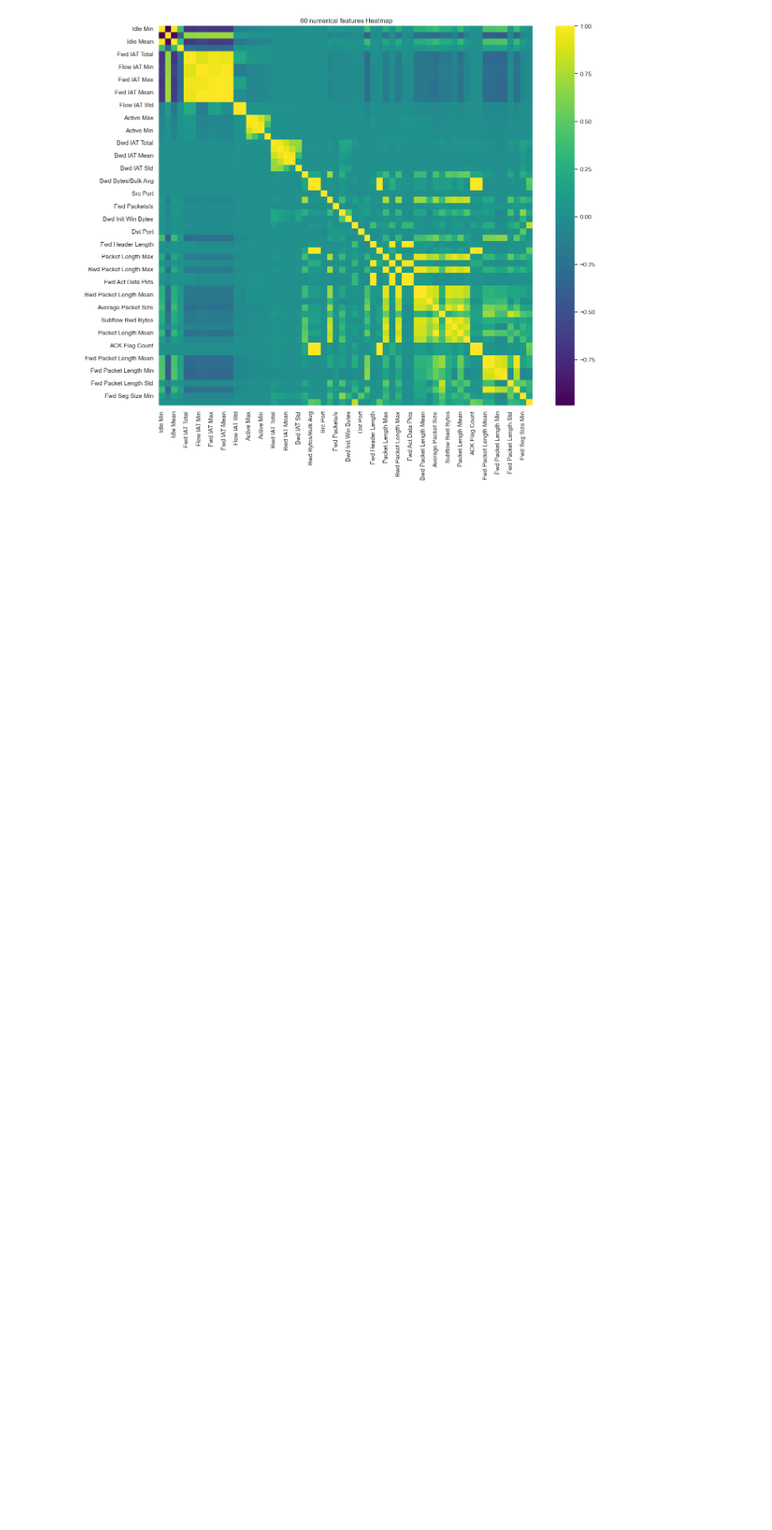
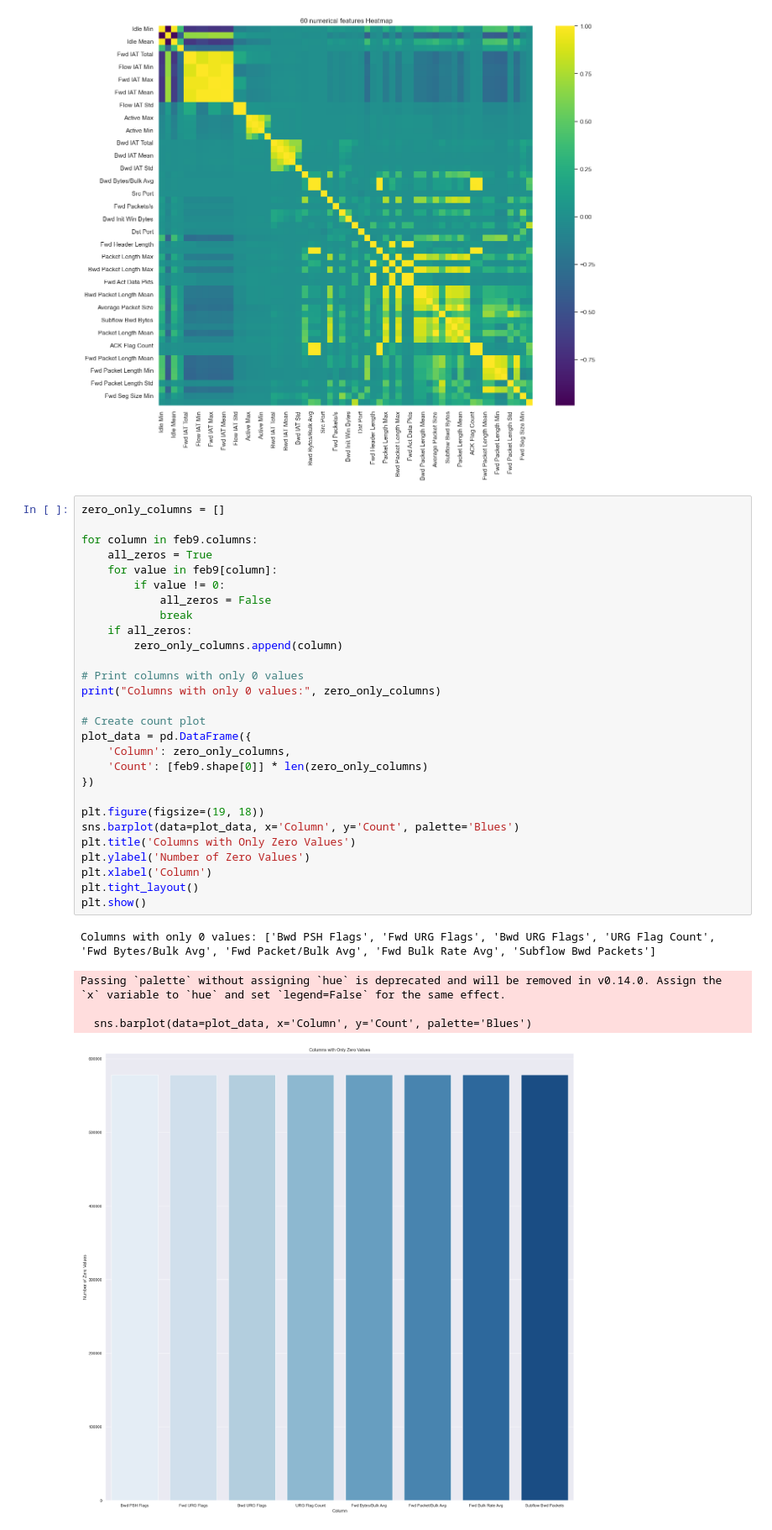
Before and after one commit to Totally-Kyle/The-CyberChase, a Jupyter notebook: eda.ipynb, the cells around one changed output. Shown at 84% size. Cells and saved outputs as stored; diff of their text form; blank space fills up the shorter version.

```diff
--- a/eda.ipynb
+++ b/eda.ipynb
@@ -184,3 +184,37 @@ plt.tight_layout()
 plt.show()
 # %% [output]
 [figure]
+# %%
+zero_only_columns = []
+
+for column in feb9.columns:
+    all_zeros = True
+    for value in feb9[column]:
+        if value != 0:
+            all_zeros = False
+            break
+    if all_zeros:
+        zero_only_columns.append(column)
+
+# Print columns with only 0 values
+print("Columns with only 0 values:", zero_only_columns)
+
+# Create count plot
+plot_data = pd.DataFrame({
+    'Column': zero_only_columns,
+    'Count': [feb9.shape[0]] * len(zero_only_columns)
+})
+
+plt.figure(figsize=(19, 18))
+sns.barplot(data=plot_data, x='Column', y='Count', palette='Blues')
+plt.title('Columns with Only Zero Values')
+plt.ylabel('Number of Zero Values')
+plt.xlabel('Column')
+plt.tight_layout()
+plt.show()
+# %% [output]
+Columns with only 0 values: ['Bwd PSH Flags', 'Fwd URG Flags', 'Bwd URG Flags', 'URG Flag Count', 'Fwd Bytes/Bulk Avg', 'Fwd Packet/Bulk Avg', 'Fwd Bulk Rate Avg', 'Subflow Bwd Packets']
+Passing `palette` without assigning `hue` is deprecated and will be removed in v0.14.0. Assign the `x` variable to `hue` and set `legend=False` for the same effect.
+
+  sns.barplot(data=plot_data, x='Column', y='Count', palette='Blues')
+[figure, added]
```
Also changed, not shown: parts of 4 cells of this notebook, 3 other files.
